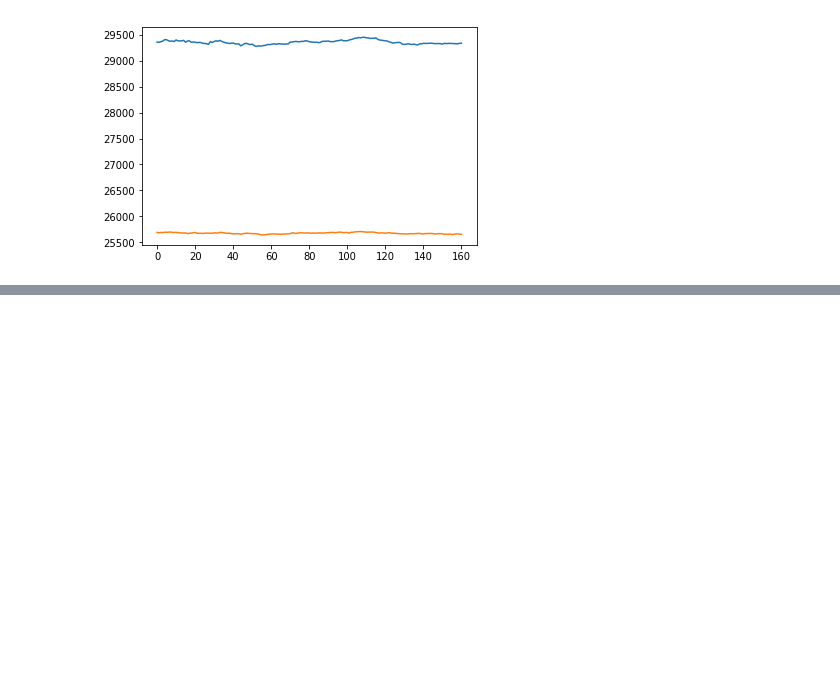
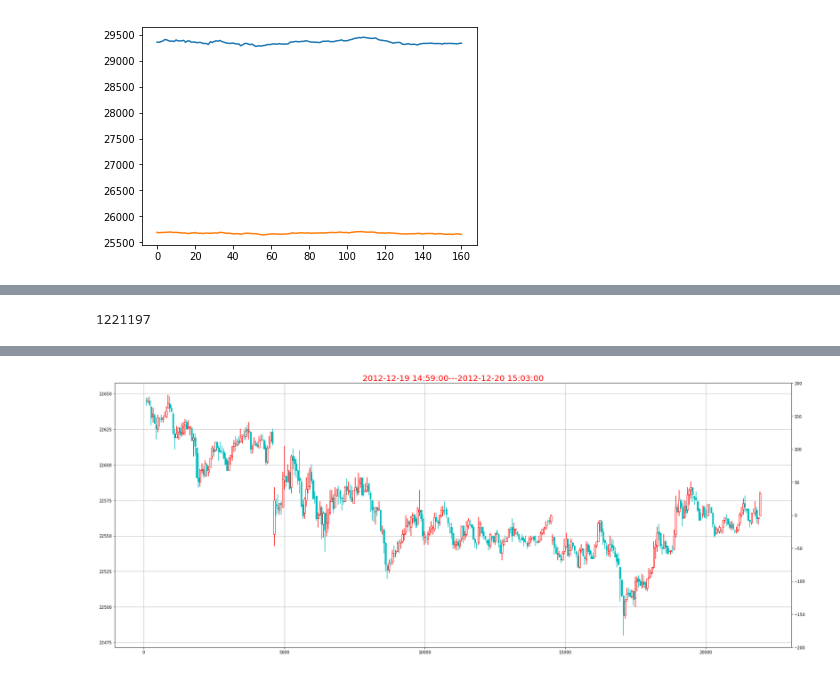
Before and after one commit to che7611/test2, a Jupyter notebook: TestK.ipynb, the cells around one changed output, grey strips where cells are left out. Saved outputs shown, nothing was run; the diff lists cells and outputs as text; code cells hidden in the pictures; blank space fills up the shorter version.

```diff
--- a/TestK.ipynb
+++ b/TestK.ipynb
@@ -216,0 +218,15 @@ recc.sort_values('Res',ascending=False)
+# %%
+from KRData.HKData import HKFuture
+import configparser
+import datetime
+
+conf_parser = configparser.ConfigParser()
+conf_parser.read( 'conf.ini')
+db_host = conf_parser.get('MGDB', 'host')
+db_user = conf_parser.get('MGDB', 'user')
+db_password = conf_parser.get('MGDB', 'password')
+
+hk = HKFuture(pwd=db_password,host=db_host,user=db_user)
+hk.get_all_codes()
+_fields = ['datetime', 'code', 'open', 'high', 'low', 'close', 'vol']
+hsi=hk.get_main_contract_bars('HSI', _fields)
@@ -216,0 +251,10 @@ recc.sort_values('Res',ascending=False)
+# %%
+d2=hsi['close'].values
+len(d2)
+# %% [output]
+1221197
+# %%
+index=newRec.iloc[0]['Res']
+df2=hsi.iloc[ind:ind+length+100]
+DrawKK(df2)
+# %% [output]
@@ -216,0 +262 @@ recc.sort_values('Res',ascending=False)
+[figure, added]
```
Also changed, not shown: parts of 15 cells of this notebook, 1 other file.
